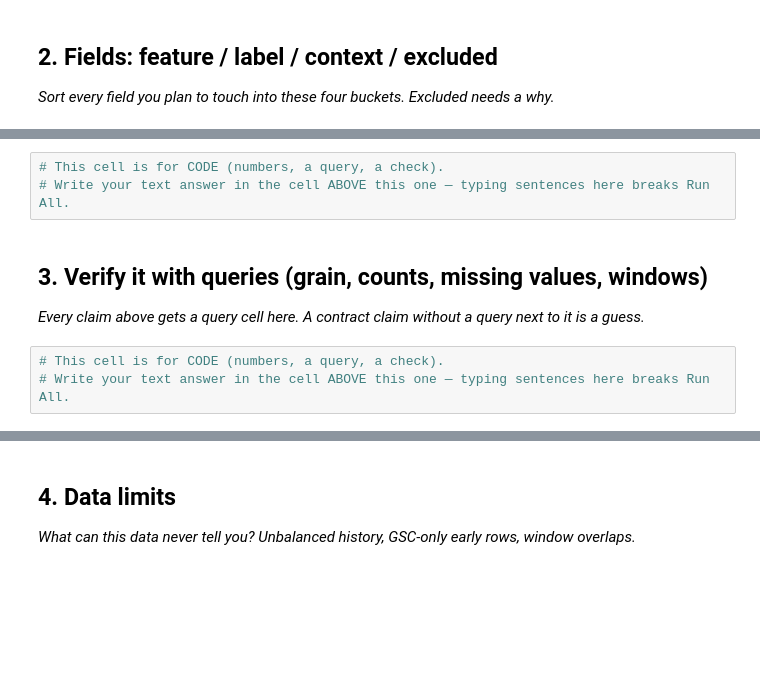
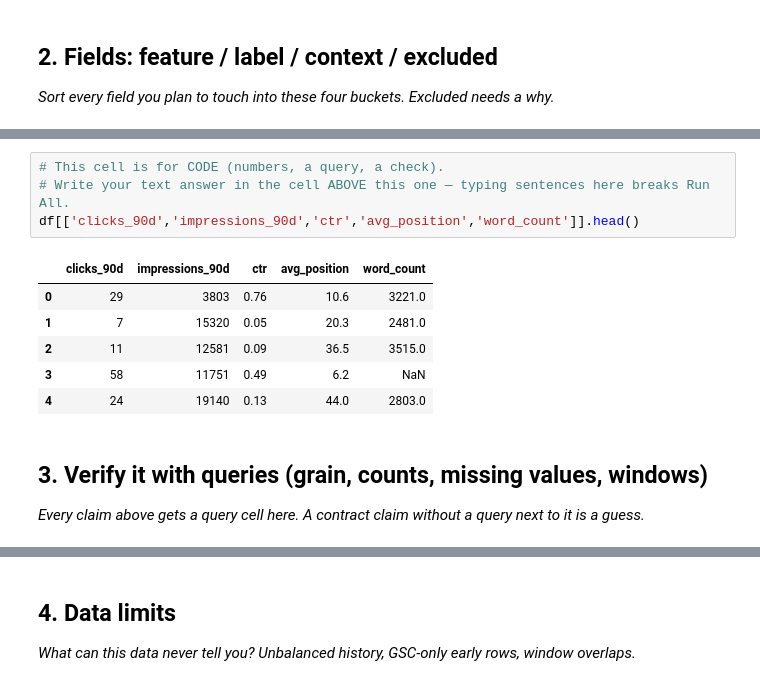
Before and after one commit to noor00-ai/fly_rank_intern, a Jupyter notebook: work/notebooks/w03_data_contract.ipynb, the cells around one changed output, grey strips where cells are left out. Cells and saved outputs as stored; diff of their text form; blank space fills up the shorter version.

```diff
--- a/work/notebooks/w03_data_contract.ipynb
+++ b/work/notebooks/w03_data_contract.ipynb
@@ -20,10 +56,15 @@ This skeleton is yours to fill. Work the sections **in order** — each one has
 # %%
 # This cell is for CODE (numbers, a query, a check).
 # Write your text answer in the cell ABOVE this one — typing sentences here breaks Run All.
+df[['clicks_90d','impressions_90d','ctr','avg_position','word_count']].head()
+# %% [output]
+|  | clicks_90d | impressions_90d | ctr | avg_position | word_count |
+| 0 | 29 | 3803 | 0.76 | 10.6 | 3221.0 |
+| 1 | 7 | 15320 | 0.05 | 20.3 | 2481.0 |
+| 2 | 11 | 12581 | 0.09 | 36.5 | 3515.0 |
+| 3 | 58 | 11751 | 0.49 | 6.2 | NaN |
+| 4 | 24 | 19140 | 0.13 | 44.0 | 2803.0 |
 # %% [markdown]
 ## 3. Verify it with queries (grain, counts, missing values, windows)
 
 *Every claim above gets a query cell here. A contract claim without a query next to it is a guess.*
-# %%
-# This cell is for CODE (numbers, a query, a check).
-# Write your text answer in the cell ABOVE this one — typing sentences here breaks Run All.
```
Also changed, not shown: parts of 10 cells of this notebook.
